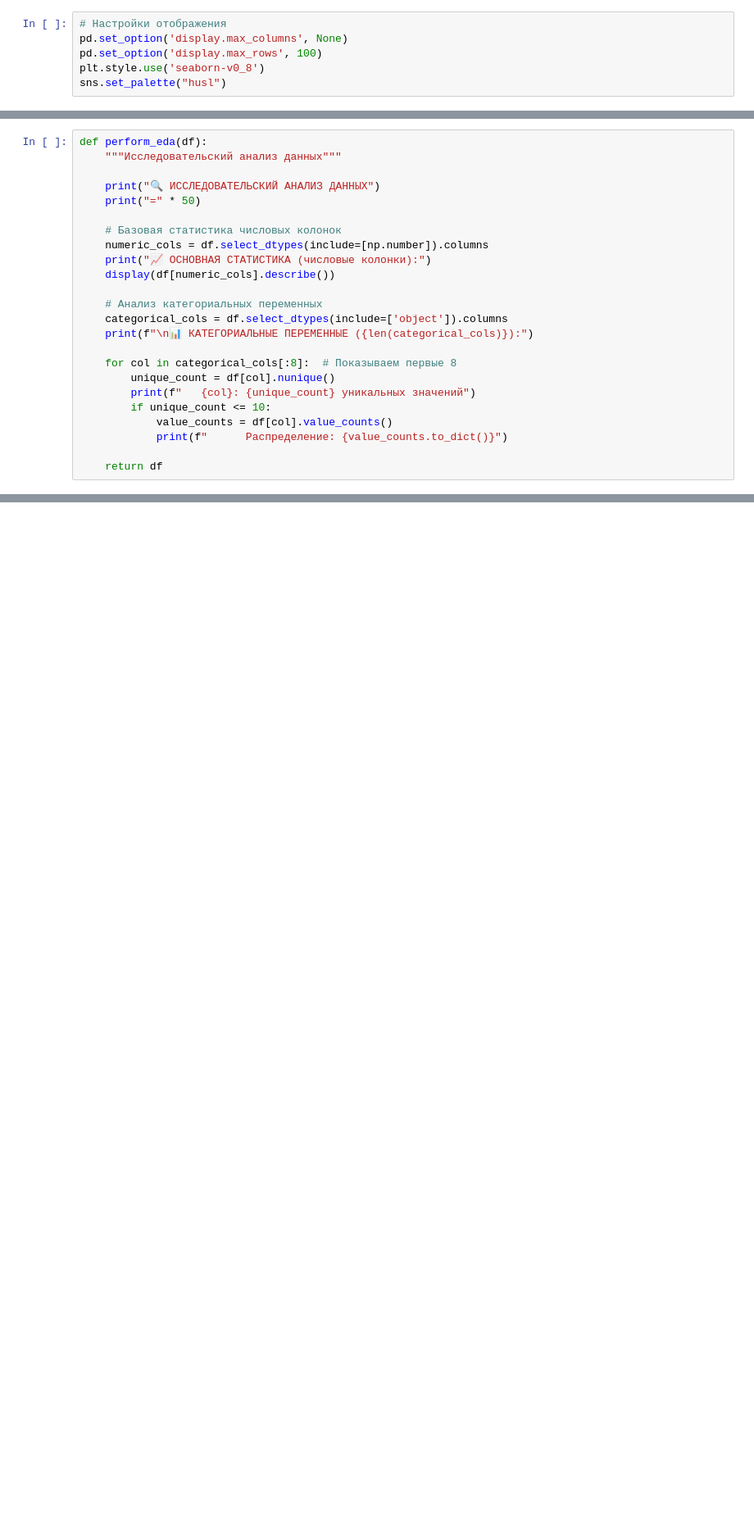
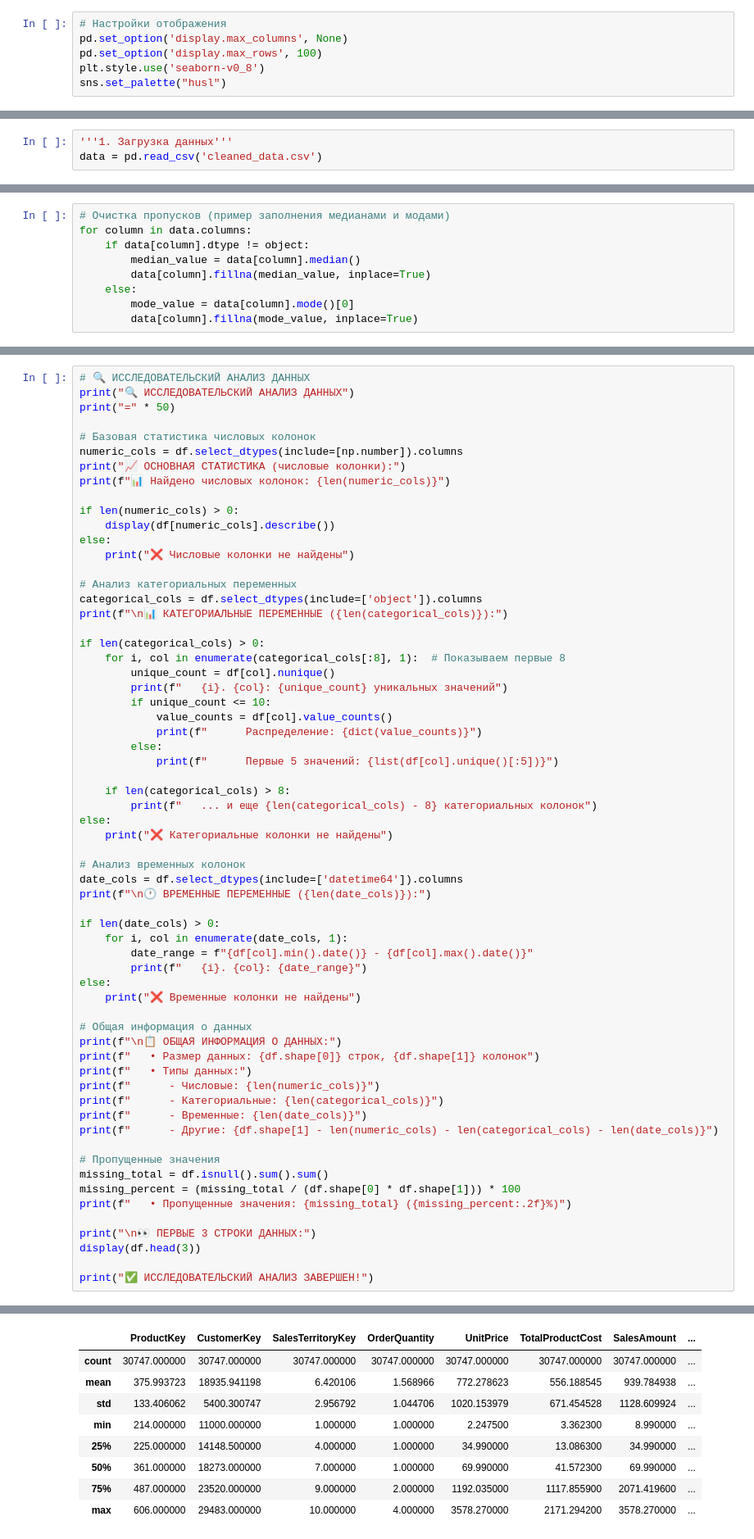
Before and after one commit to AlexSvonrm/AD-5-03.09.25-VNIIT-31, a Jupyter notebook: scripts/main_analysis.ipynb, the cells around one changed output, grey strips where cells are left out. Shown at 82% size. Drawn from its saved outputs; the diff is of its cells as text; blank space fills up the shorter version.

```diff
--- a/scripts/main_analysis.ipynb
+++ b/scripts/main_analysis.ipynb
@@ -91,0 +168,3 @@ def merge_data(customer_df, product_df, sales_df, territories_df):
+# %%
+'''1. Загрузка данных'''
+data = pd.read_csv('cleaned_data.csv')
@@ -91,0 +219,9 @@ def merge_data(customer_df, product_df, sales_df, territories_df):
+# %%
+# Очистка пропусков (пример заполнения медианами и модами)
+for column in data.columns:
+    if data[column].dtype != object:
+        median_value = data[column].median()
+        data[column].fillna(median_value, inplace=True)
+    else:
+        mode_value = data[column].mode()[0]
+        data[column].fillna(mode_value, inplace=True)
@@ -178,24 +471,64 @@ def clean_data(df):
 # %%
-def perform_eda(df):
-    """Исследовательский анализ данных"""
+# 🔍 ИССЛЕДОВАТЕЛЬСКИЙ АНАЛИЗ ДАННЫХ
+print("🔍 ИССЛЕДОВАТЕЛЬСКИЙ АНАЛИЗ ДАННЫХ")
+print("=" * 50)
 
-    print("🔍 ИССЛЕДОВАТЕЛЬСКИЙ АНАЛИЗ ДАННЫХ")
-    print("=" * 50)
+# Базовая статистика числовых колонок
+numeric_cols = df.select_dtypes(include=[np.number]).columns
+print("📈 ОСНОВНАЯ СТАТИСТИКА (числовые колонки):")
+print(f"📊 Найдено числовых колонок: {len(numeric_cols)}")
 
-    # Базовая статистика числовых колонок
-    numeric_cols = df.select_dtypes(include=[np.number]).columns
-    print("📈 ОСНОВНАЯ СТАТИСТИКА (числовые колонки):")
+if len(numeric_cols) > 0:
     display(df[numeric_cols].describe())
+else:
+    print("❌ Числовые колонки не найдены")
 
-    # Анализ категориальных переменных
-    categorical_cols = df.select_dtypes(include=['object']).columns
-    print(f"\n📊 КАТЕГОРИАЛЬНЫЕ ПЕРЕМЕННЫЕ ({len(categorical_cols)}):")
+# Анализ категориальных переменных
+categorical_cols = df.select_dtypes(include=['object']).columns
+print(f"\n📊 КАТЕГОРИАЛЬНЫЕ ПЕРЕМЕННЫЕ ({len(categorical_cols)}):")
 
-    for col in categorical_cols[:8]:  # Показываем первые 8
+if len(categorical_cols) > 0:
+    for i, col in enumerate(categorical_cols[:8], 1):  # Показываем первые 8
         unique_count = df[col].nunique()
-        print(f"   {col}: {unique_count} уникальных значений")
+        print(f"   {i}. {col}: {unique_count} уникальных значений")
         if unique_count <= 10:
             value_counts = df[col].value_counts()
-            print(f"      Распределение: {value_counts.to_dict()}")
+            print(f"      Распределение: {dict(value_counts)}")
+        else:
+            print(f"      Первые 5 значений: {list(df[col].unique()[:5])}")
 
-    return df
+    if len(categorical_cols) > 8:
+        print(f"   ... и еще {len(categorical_cols) - 8} категориальных колонок")
+else:
+    print("❌ Категориальные колонки не найдены")
+
+# Анализ временных колонок
+date_cols = df.select_dtypes(include=['datetime64']).columns
+print(f"\n🕐 ВРЕМЕННЫЕ ПЕРЕМЕННЫЕ ({len(date_cols)}):")
+
+if len(date_cols) > 0:
+    for i, col in enumerate(date_cols, 1):
+        date_range = f"{df[col].min().date()} - {df[col].max().date()}"
+        print(f"   {i}. {col}: {date_range}")
+else:
+    print("❌ Временные колонки не найдены")
+
+# Общая информация о данных
+print(f"\n📋 ОБЩАЯ ИНФОРМАЦИЯ О ДАННЫХ:")
+print(f"   • Размер данных: {df.shape[0]} строк, {df.shape[1]} колонок")
+print(f"   • Типы данных:")
+print(f"      - Числовые: {len(numeric_cols)}")
+print(f"      - Категориальные: {len(categorical_cols)}")
+print(f"      - Временные: {len(date_cols)}")
+print(f"      - Другие: {df.shape[1] - len(numeric_cols) - len(categorical_cols) - len(date_cols)}")
+
+# Пропущенные значения
+missing_total = df.isnull().sum().sum()
+missing_percent = (missing_total / (df.shape[0] * df.shape[1])) * 100
+print(f"   • Пропущенные значения: {missing_total} ({missing_percent:.2f}%)")
+
+print("\n👀 ПЕРВЫЕ 3 СТРОКИ ДАННЫХ:")
+display(df.head(3))
+
+print("✅ ИССЛЕДОВАТЕЛЬСКИЙ АНАЛИЗ ЗАВЕРШЕН!")
+# %% [output]
@@ -201,0 +539,9 @@ def perform_eda(df):
+|  | ProductKey | CustomerKey | SalesTerritoryKey | OrderQuantity | UnitPrice | TotalProductCost | SalesAmount | ... |
+| count | 30747.000000 | 30747.000000 | 30747.000000 | 30747.000000 | 30747.000000 | 30747.000000 | 30747.000000 | ... |
+| mean | 375.993723 | 18935.941198 | 6.420106 | 1.568966 | 772.278623 | 556.188545 | 939.784938 | ... |
+| std | 133.406062 | 5400.300747 | 2.956792 | 1.044706 | 1020.153979 | 671.454528 | 1128.609924 | ... |
+| min | 214.000000 | 11000.000000 | 1.000000 | 1.000000 | 2.247500 | 3.362300 | 8.990000 | ... |
+| 25% | 225.000000 | 14148.500000 | 4.000000 | 1.000000 | 34.990000 | 13.086300 | 34.990000 | ... |
+| 50% | 361.000000 | 18273.000000 | 7.000000 | 1.000000 | 69.990000 | 41.572300 | 69.990000 | ... |
+| 75% | 487.000000 | 23520.000000 | 9.000000 | 2.000000 | 1192.035000 | 1117.855900 | 2071.419600 | ... |
+| max | 606.000000 | 29483.000000 | 10.000000 | 4.000000 | 3578.270000 | 2171.294200 | 3578.270000 | ... |
```
Also changed, not shown: parts of 28 cells of this notebook, 8 other files.
